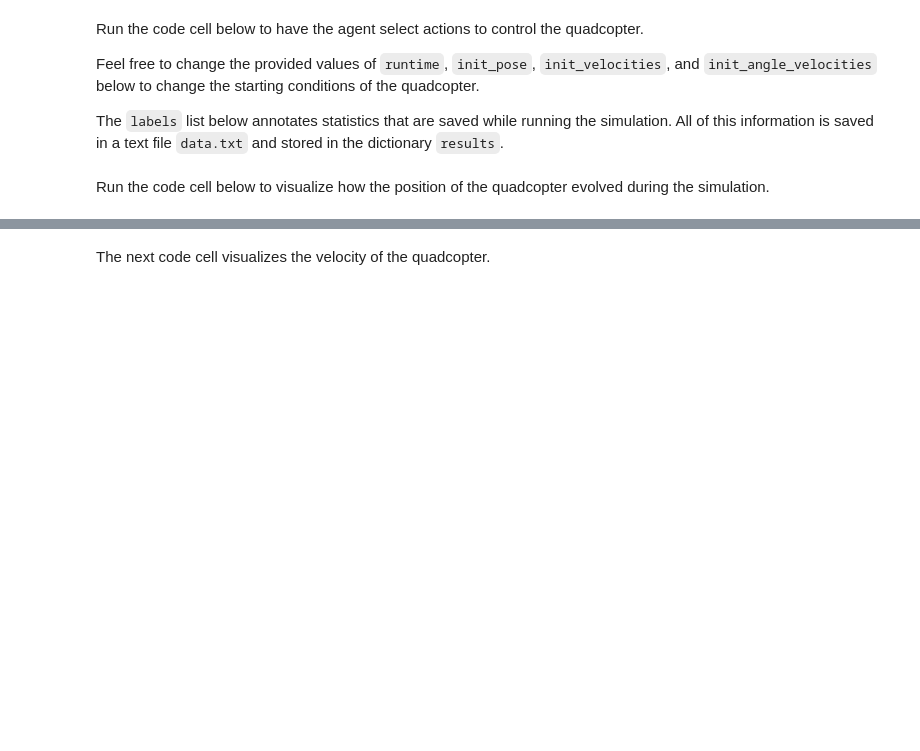
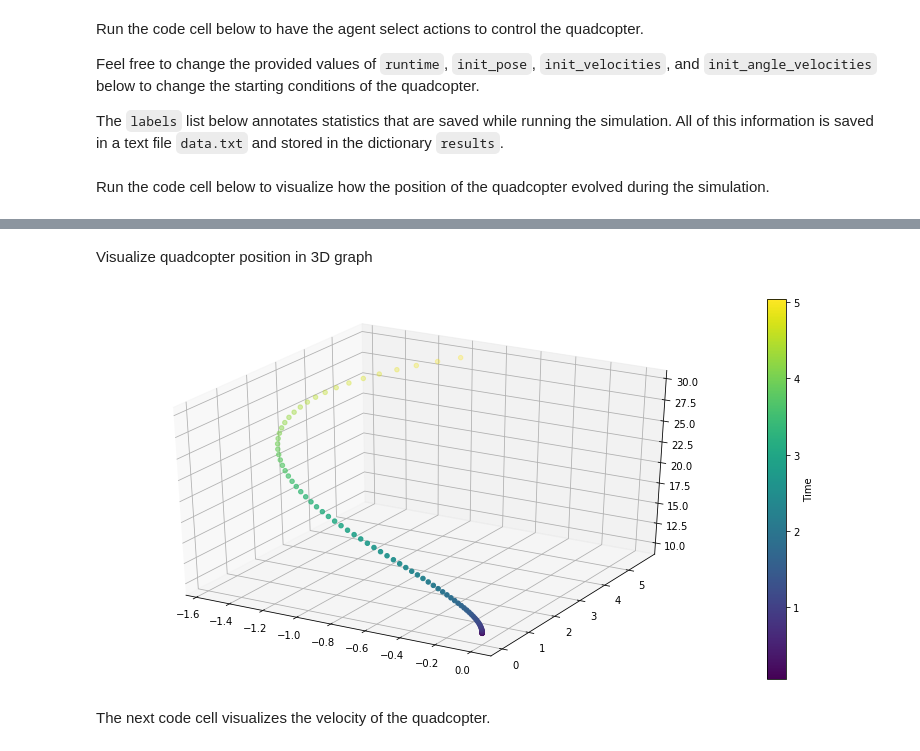
Before and after one commit to manolomaldonado/RL-Quadcopter-2, a Jupyter notebook: Quadcopter_Project.ipynb, the cells around one changed output, grey strips where cells are left out. Cells and saved outputs as stored; diff of their text form; code cells hidden in the pictures; blank space fills up the shorter version.

```diff
--- a/Quadcopter_Project.ipynb
+++ b/Quadcopter_Project.ipynb
@@ -97,3 +97,14 @@ _ = plt.ylim()
+# %% [markdown]
+Visualize quadcopter position in 3D graph
+# %%
+from mpl_toolkits.mplot3d.axes3d import Axes3D
+fig = plt.figure(figsize=(14, 7))
+ax = plt.axes(projection='3d')
+cax = ax.scatter(results['x'], results['y'], results['z'], c=results['time'])
+fig.colorbar(cax, label='Time')
+plt.show();
+# %% [output]
+[figure, added]
 # %% [markdown]
 The next code cell visualizes the velocity of the quadcopter.
 # %%
```
Also changed, not shown: parts of 10 cells of this notebook, 1 other file.
